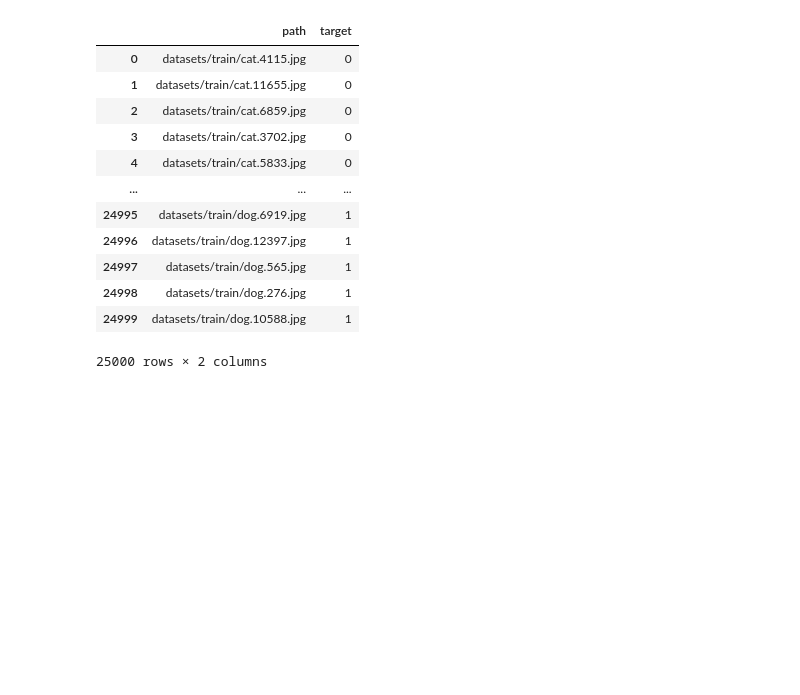
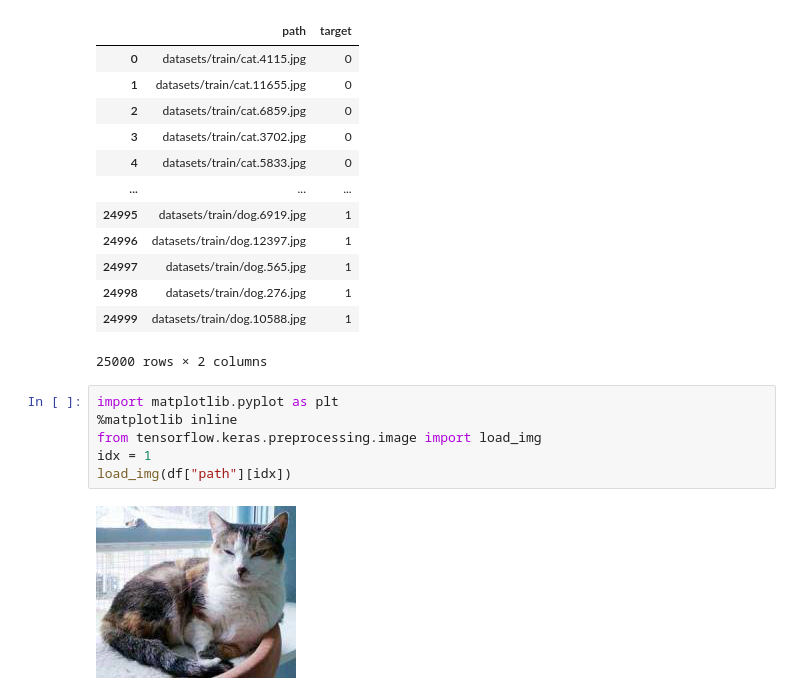
Before and after one commit to Elwing-Chou/ML0423, a Jupyter notebook: dog_cat.ipynb, the cells around one changed output. Drawn from its saved outputs; the diff is of its cells as text; blank space fills up the shorter version.

```diff
--- a/dog_cat.ipynb
+++ b/dog_cat.ipynb
@@ -28,3 +28,11 @@ df
 | 24998 | datasets/train/dog.276.jpg | 1 |
 | 24999 | datasets/train/dog.10588.jpg | 1 |
 25000 rows × 2 columns
+# %%
+import matplotlib.pyplot as plt
+%matplotlib inline
+from tensorflow.keras.preprocessing.image import load_img
+idx = 1
+load_img(df["path"][idx])
+# %% [output]
+[figure, added]
```
Also changed, not shown: parts of 2 cells of this notebook.
